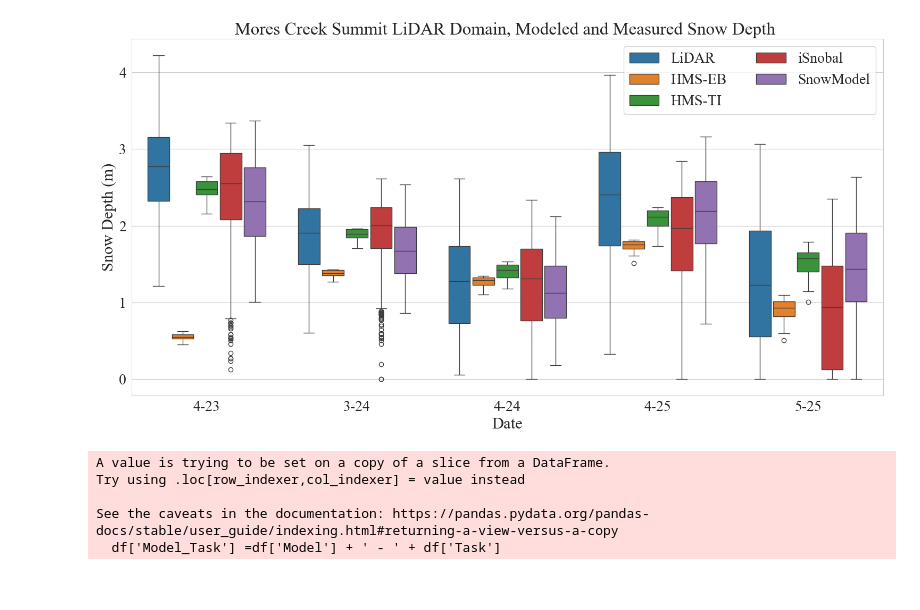
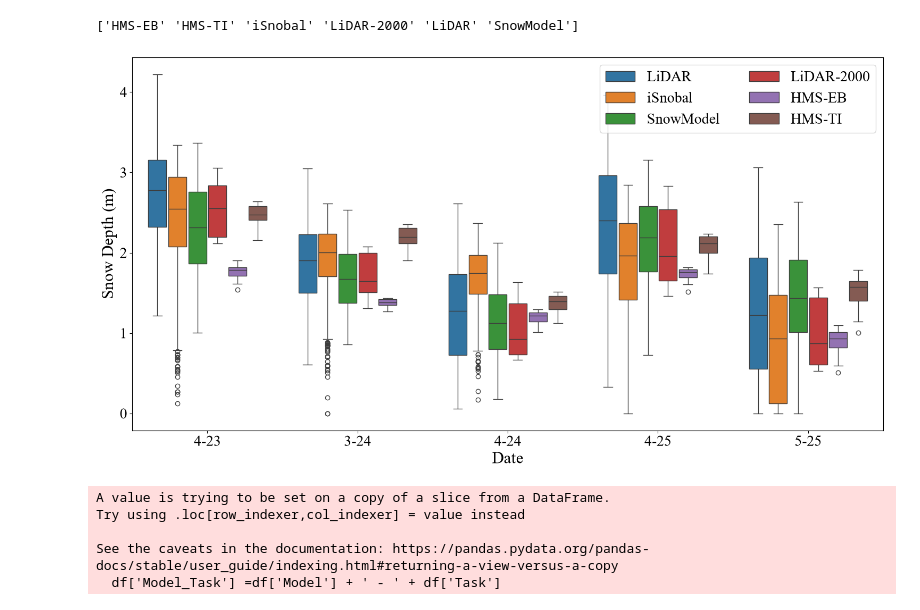
Before and after one commit to naniciafone/SIRO, a Jupyter notebook: notebooks/lidar_domain.ipynb, the cells around one changed output. Cells and saved outputs as stored; diff of their text form; code cells hidden in the pictures.

Commit message:
added 2-km lidar to lidar_domain notebook

```diff
--- a/notebooks/lidar_domain.ipynb
+++ b/notebooks/lidar_domain.ipynb
@@ -67,38 +65,41 @@ lidar_domain = pd.concat(dfs, ignore_index=True)
 # %%
 Task1_lidar = lidar_domain[lidar_domain['Task'] =='Task 1']
 Task2_lidar = lidar_domain[lidar_domain['Task'] =='Task 2']
+# %%
+print(Task1_lidar['Model'].unique())
+# %% [output]
+['HMS-EB' 'HMS-TI' 'iSnobal' 'LiDAR-2000' 'LiDAR' 'SnowModel']
 # %%
 plt.rcParams['font.family'] = 'serif'
 plt.rcParams['font.serif'] = ['Times New Roman'] + plt.rcParams['font.serif']
 
 fig, ax = plt.subplots(figsize=(15, 8))
 
-order = ['LiDAR', 'HMS-EB', 'HMS-TI', 'iSnobal', 'SnowModel']
+order = ['LiDAR', 'iSnobal', 'SnowModel', 'LiDAR-2000', 'HMS-EB', 'HMS-TI']
 
 sns.boxplot(
     data=Task1_lidar,
     x = "Date",
     y= "Snow Depth",
     hue = "Model",
     hue_order = order,
     gap = 0.1)
 
 
 ax.set_xlabel('Date', fontsize = 22)
 ax.set_ylabel('Snow Depth (m)', fontsize = 22)
 ax.tick_params(axis='both', which='major', labelsize=20)
 ax.set_xticklabels(['4-23', '3-24', '4-24', '4-25', '5-25'])
 ax.legend(prop={'size': 20}, ncol = 2) # Sets exact font size
-ax.set_title("Mores Creek Summit LiDAR Domain, Modeled and Measured Snow Depth ", fontsize=24)
 
 
 
 plt.tight_layout()
 
 plt.savefig("C:/Users/RDCRLSMC/Desktop/SIRO/docs/figs/lidar_distributions.png", dpi = 300)
 plt.show()
 # %% [output]
-[figure, old version]
+[figure, new version]
 # %%
 df = lidar_domain[
     (lidar_domain['Model'] == 'SnowModel') |
```
Also changed, not shown: parts of 11 cells of this notebook, 1 other file.
